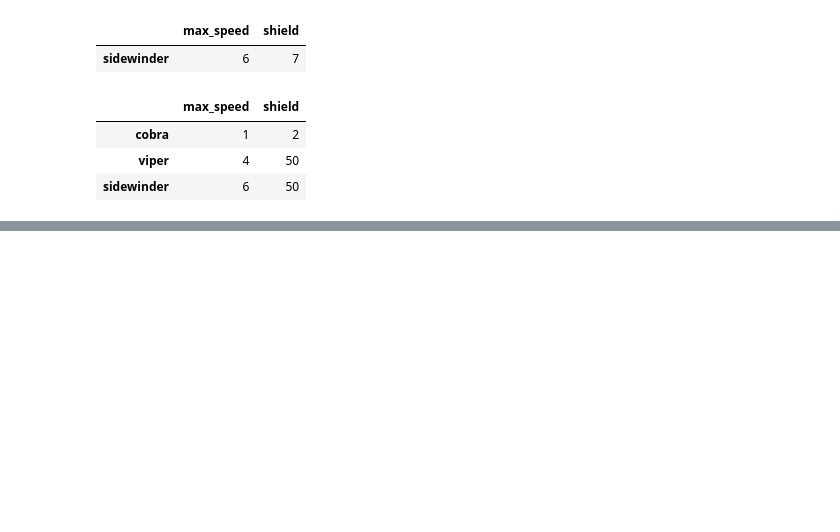
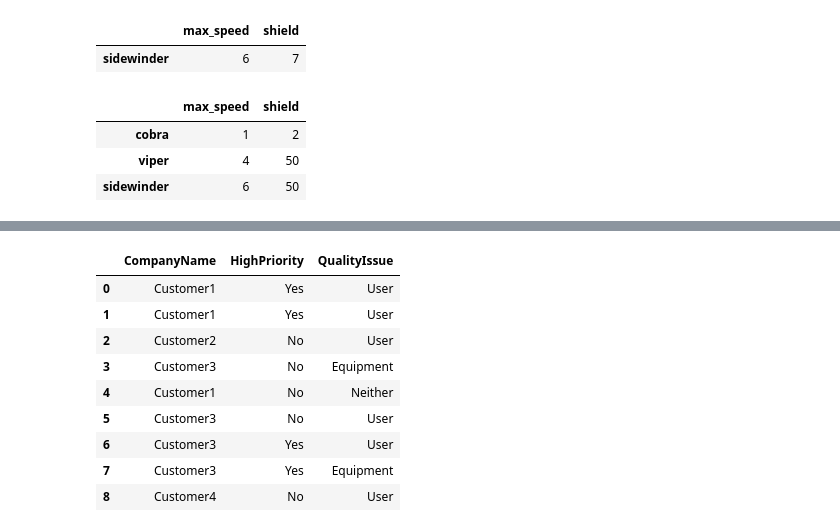
Before and after one commit to ulrikSebastienR/2021-Basic-Python, a Jupyter notebook: Operations_on_DataFrame.ipynb, the cells around one changed output, grey strips where cells are left out. Saved outputs shown, nothing was run; the diff lists cells and outputs as text; code cells hidden in the pictures; blank space fills up the shorter version.

```diff
--- a/Operations_on_DataFrame.ipynb
+++ b/Operations_on_DataFrame.ipynb
@@ -207,3 +189,23 @@ df
 # %%
 #for further but similar practice df.iloc
 #if needed, multiindex DataFrame and methods for them do exist.
+# %%
+#Sorting by value and index sort_byvalue and sort_byindex
+import pandas as pd
+import numpy as np
+data = {'name':['david','gru','kid','ram','ilya'],
+'age': [24, 10, 3, np.nan, 79],
+'bad health':['False', 'True', 'Excellent', 'Excellent', 'bad']
+}
+print(data.keys())
+df = pd.DataFrame(data, columns=data.keys())
+print(df)
+
+print(df.count())
+print(df.count(axis=1),'\n')
+
+print(df.sort_values(by='age',inplace=True)) #Updates df and returns a new df for inplace=True.
+print(df, '\n')
+print(df.sort_values(by='name',inplace=False)) # Updates df but doesn't return a new df for inplace = False.
+print(df,'\n')
+print(df.sort_values(by=['name','age'])) #doesn't incorporate second variable and sorts only on the basis of first row/column name passed to it.
@@ -209,0 +230,14 @@ df
+# %%
+df = pd.DataFrame({'CompanyName': {0: 'Customer1', 1: 'Customer1', 2: 'Customer2', 3: 'Customer3', 4: 'Customer1', 5: 'Customer3', 6: 'Customer3', 7: 'Customer3', 8: 'Customer4'}, 'HighPriority': {0: 'Yes', 1: 'Yes', 2: 'No', 3: 'No', 4: 'No', 5: 'No', 6: 'Yes', 7: 'Yes', 8: 'No'}, 'QualityIssue': {0: 'User', 1: 'User', 2: 'User', 3: 'Equipment', 4: 'Neither', 5: 'User', 6: 'User', 7: 'Equipment', 8: 'User'}})
+df
+# %% [output]
+|  | CompanyName | HighPriority | QualityIssue |
+| 0 | Customer1 | Yes | User |
+| 1 | Customer1 | Yes | User |
+| 2 | Customer2 | No | User |
+| 3 | Customer3 | No | Equipment |
+| 4 | Customer1 | No | Neither |
+| 5 | Customer3 | No | User |
+| 6 | Customer3 | Yes | User |
+| 7 | Customer3 | Yes | Equipment |
+| 8 | Customer4 | No | User |
```
Also changed, not shown: parts of 9 cells of this notebook.
